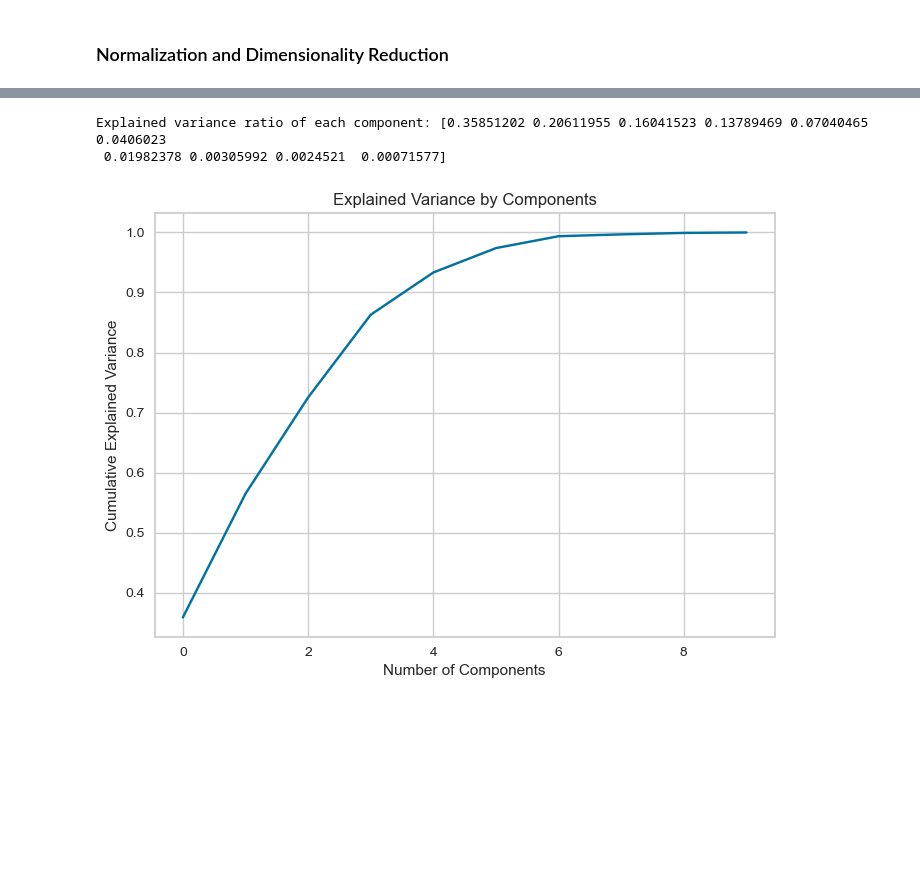
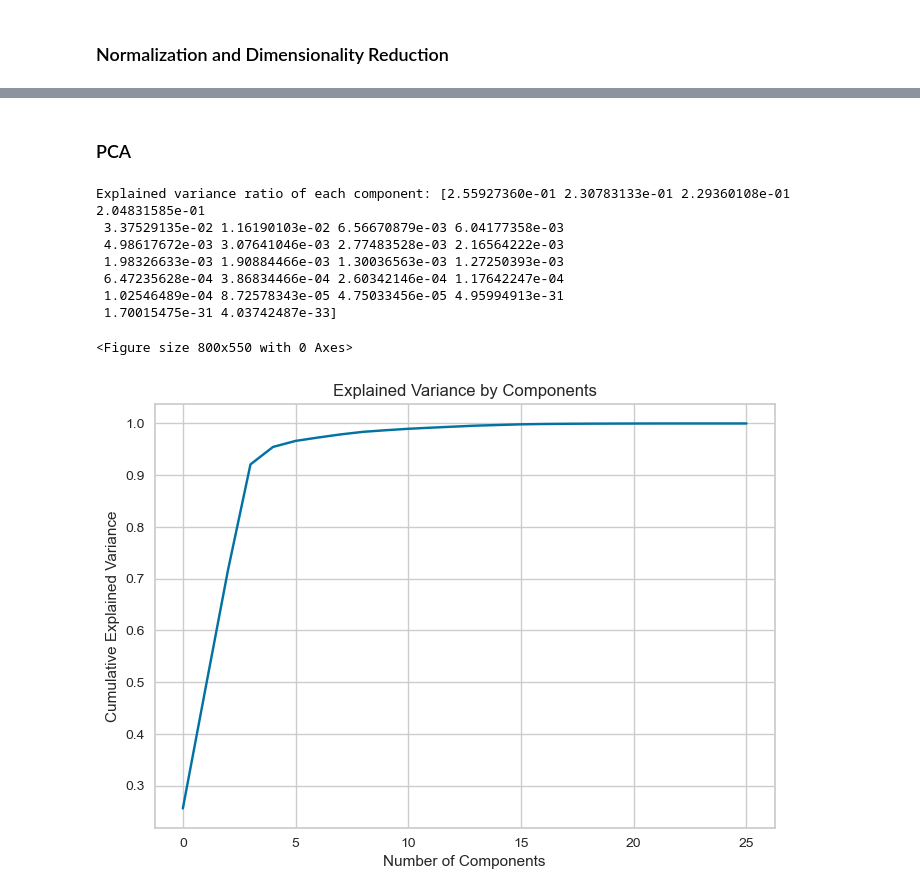
Before and after one commit to LauWyeRock/RecommendationSystem, a Jupyter notebook: Data/EDA_latest.ipynb, the cells around one changed output, grey strips where cells are left out. Drawn from its saved outputs; the diff is of its cells as text; code cells hidden in the pictures; blank space fills up the shorter version.

```diff
--- a/Data/EDA_latest.ipynb
+++ b/Data/EDA_latest.ipynb
@@ -382,20 +436,19 @@ ax = songs_all[numerical_features].hist(figsize = (12, 10), bins = 100)
 # %%
-normalize_features = ['polarity', 'subjectivity', 'tempo', 'spectral_centroid', 'rms', 'zcr']
-# these features looks normally distributed from the histogram, therefore we can scale them with MinMaxScaler
+# numerical_features = ['listeners', 'total_playcount', 'profanity_density', 'polarity', 'subjectivity', 'rms',  'spectral_centroid', 'zcr', 'tempo', 'duration', 'mfcc_mean', 'mfcc_var', 'chroma_mean', 'chroma_var']
+#  feature scaling
+normalize_features = ['log_listeners', 'log_total_playcount', 'polarity', 'subjectivity', 'rms',  'spectral_centroid', 'zcr', 'tempo', 'mfcc_var', 'chroma_mean', 'chroma_var']
 songs_all_normalize = songs_all[normalize_features].copy()
 scaler = MinMaxScaler()
 
-# visualize the values after scaling
 for i in songs_all[normalize_features].columns:
   songs_all_normalize[i] = scaler.fit_transform(songs_all_normalize[[i]])
 
-fig, axs = plt.subplots(nrows=2, ncols=3, figsize=(18, 10))
+# visualize the values after scaling
+fig, axs = plt.subplots(nrows=3, ncols=4, figsize=(18, 15))
+axs = axs.flatten()
 for i, feature in enumerate(songs_all_normalize.columns):
-    row = i // 3
-    col = i % 3
-    axs[row, col].boxplot(songs_all_normalize[feature])
-    axs[row, col].set_title(feature)
-
+    axs[i].boxplot(songs_all_normalize[feature])
+    axs[i].set_title(feature)
 plt.tight_layout()
 plt.show()
 # %% [output]
@@ -437,0 +552,3 @@ See the caveats in the documentation: https://pandas.pydata.org/pandas-docs/stab
+# %%
+songs_all_eng = song_feature_eng(songs_all, songs_all.columns.tolist())
+songs_all_eng
@@ -438,40 +569,40 @@ See the caveats in the documentation: https://pandas.pydata.org/pandas-docs/stab
+# %% [markdown]
+### PCA
 # %%
-numerical_features = ['listeners', 'total_playcount', 'profanity_density', 'polarity', 'subjectivity', 'tempo', 'duration', 'spectral_centroid', 'rms', 'zcr']
-X = songs_all[numerical_features]
-scaler = MinMaxScaler()
-X_scaled = scaler.fit_transform(X)
-
-# def parse_array(s):
-#     if pd.isna(s):
-#         return np.array([])
-#     numbers = s.strip("[]").split()
-#     return np.array([float(num) for num in numbers])
-# df['mfcc'] = df['mfcc'].apply(parse_array)
-# df['mfcc'] = df['mfcc'].apply(lambda x: np.array(x))
-# df['mfcc'] = df['mfcc'].apply(lambda x: x.flatten())
-# X = np.stack(df['mfcc'].values, axis=0)
-
-
+## PCA with feature engineering
+numerical_features = ['log_listeners', 'log_total_playcount', 'polarity', 'subjectivity',
+                        'rms', 'spectral_centroid', 'zcr', 'tempo', 'mfcc_var', 'chroma_mean',
+                        'chroma_var', 'profanity_low', 'profanity_medium', 'profanity_high',
+                        'duration_short', 'duration_medium', 'duration_long', 'emotion_anger',
+                        'emotion_disgust', 'emotion_fear', 'emotion_joy', 'emotion_negative',
+                        'emotion_positive', 'emotion_sadness', 'emotion_surprise',
+                        'emotion_trust']
+X = songs_all_eng[numerical_features]
 pca = PCA()
-X_pca = pca.fit_transform(X_scaled)
+X_pca = pca.fit_transform(X)
 
 print("Explained variance ratio of each component:", pca.explained_variance_ratio_)
-
+plt.clf()
 plt.figure()
-# View the explained variance ratio for each principal component
 plt.plot(np.cumsum(pca.explained_variance_ratio_))
 plt.xlabel('Number of Components')
 plt.ylabel('Cumulative Explained Variance')
 plt.title('Explained Variance by Components')
 plt.grid(True)
 plt.show()
 
-# the results show that the first principal component explains 35.85% of the total variance in data
-# combining the first five principal components, they can explain about 93.33% of total variance in the data.
+# The results show that the first principal component explains 25.59% of the total variance in data.
+# Combining the first four principal components, they can explain about 92.09% of total variance in the data.
 # %% [output]
-Explained variance ratio of each component: [0.35851202 0.20611955 0.16041523 0.13789469 0.07040465 0.0406023
- 0.01982378 0.00305992 0.0024521  0.00071577]
+Explained variance ratio of each component: [2.55927360e-01 2.30783133e-01 2.29360108e-01 2.04831585e-01
+ 3.37529135e-02 1.16190103e-02 6.56670879e-03 6.04177358e-03
+ 4.98617672e-03 3.07641046e-03 2.77483528e-03 2.16564222e-03
+ 1.98326633e-03 1.90884466e-03 1.30036563e-03 1.27250393e-03
+ 6.47235628e-04 3.86834466e-04 2.60342146e-04 1.17642247e-04
+ 1.02546489e-04 8.72578343e-05 4.75033456e-05 4.95994913e-31
+ 1.70015475e-31 4.03742487e-33]
+<Figure size 800x550 with 0 Axes>
-[figure, old version]
+[figure, new version]
 # %%
 plt.scatter([i[0] for i in X_pca], [i[1] for i in X_pca])
 # %% [output]
```
Also changed, not shown: parts of 45 cells of this notebook, 1 other file.
